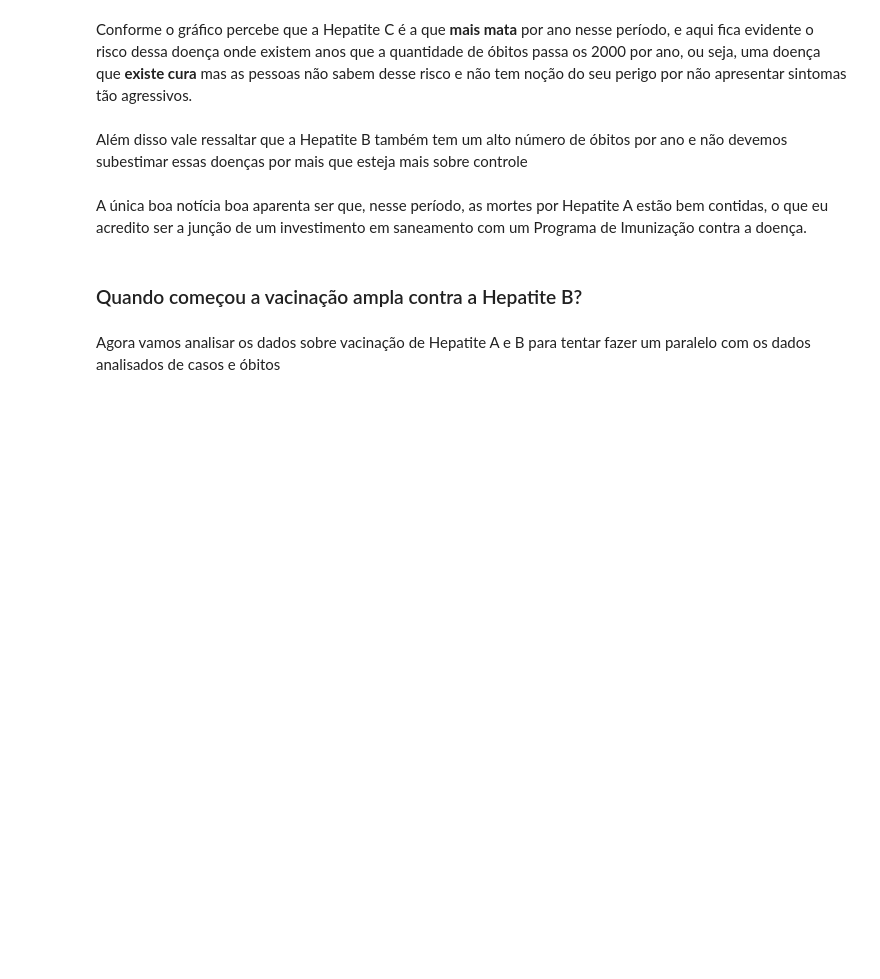
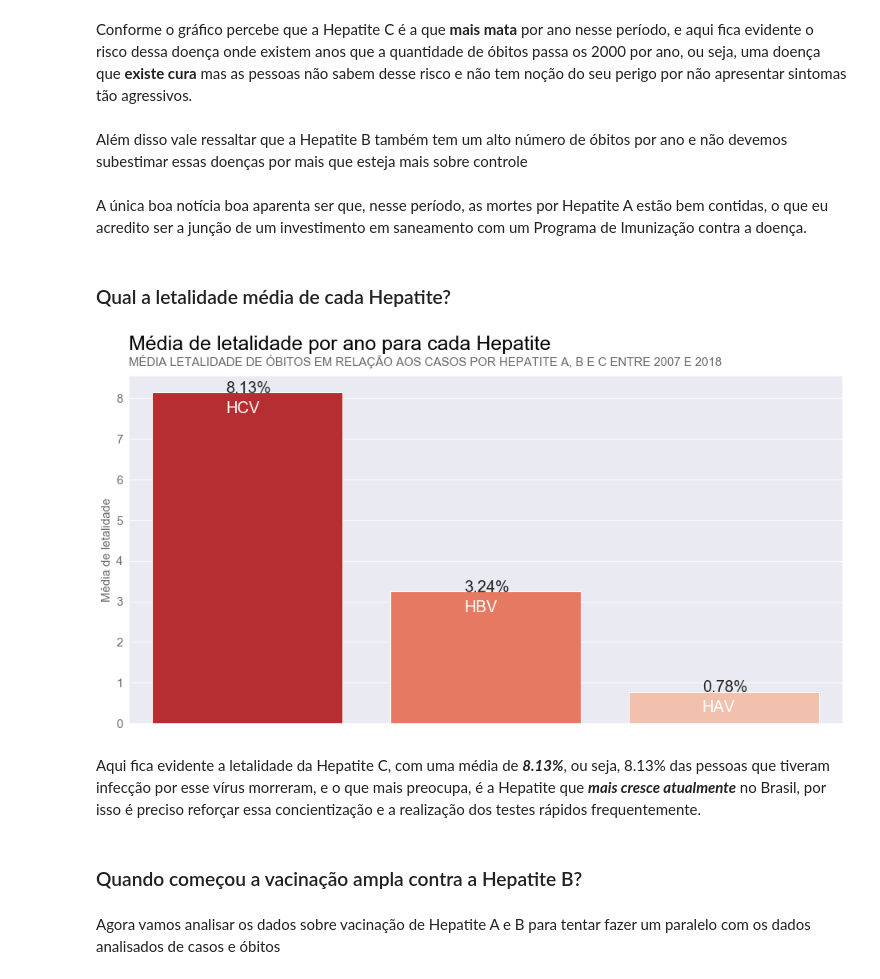
Before and after one commit to PedroHCAlmeida/projeto_um_mal_silencioso, a Jupyter notebook: notebooks/Analise_final.ipynb, the cells around one changed output. Cells and saved outputs as stored; diff of their text form; code cells hidden in the pictures; blank space fills up the shorter version.

```diff
--- a/notebooks/Analise_final.ipynb
+++ b/notebooks/Analise_final.ipynb
@@ -200,6 +200,9 @@ vacinas.head()
 # %%
 #Juntando os dados da tabela casos com a tabela de vacinas
 dados = pd.merge(casos, vacinas, on=['Ano', 'virus'], how='outer')
+
+#Criando a coluna letalidade para calcular a porcentagem de mortes em relação aos casos
+dados['letalidade'] = dados['Obitos'] * 100/dados['Casos']
 dados.head()
 # %% [output]
 |  | Ano | virus | Casos | Obitos | Pop | taxa_incid_por100k | taxa_obitos_por100k | ... |
@@ -252,6 +258,24 @@ Conforme o gráfico percebe que a Hepatite C é a que **mais mata** por ano ness
 Além disso vale ressaltar que a Hepatite B também tem um alto número de óbitos por ano e não devemos subestimar essas doenças por mais que esteja mais sobre controle
 # %% [markdown]
 A única boa notícia boa aparenta ser que, nesse período, as mortes por Hepatite A estão bem contidas, o que eu acredito ser a junção de um investimento em saneamento com um Programa de Imunização contra a doença.
+# %% [markdown]
+### Qual a letalidade média de cada Hepatite?
+# %%
+palette_let_casos = sns.color_palette('Reds_r', 3)
+dados_let_hep = dados.dropna(subset=['letalidade']).groupby('virus').agg({'letalidade':'mean'}).reset_index().sort_values('letalidade', ascending=False)
+
+fig, ax = plt.subplots(figsize=(16,8))
+plota_grafico(dados_let_hep, 'virus', 'letalidade', kind='bar', palette_sns=palette_let_casos, ax=ax, show=False, title='Média de letalidade por ano para cada Hepatite',
+              subtitle='MÉDIA LETALIDADE DE ÓBITOS EM RELAÇÃO AOS CASOS POR HEPATITE A, B E C ENTRE 2007 E 2018', ylabel='Média de letalidade')
+ax.set_xticklabels('')
+
+for i,hep in zip(range(0,5),dados_let_hep['virus'].unique()):
+    plt.text(i-0.09,dados_let_hep[dados_let_hep['virus'] == hep]['letalidade'], str(round(dados_let_hep[dados_let_hep['virus'] == hep]['letalidade'].values[0], 2)) + '%', fontsize=20)
+    plt.text(i-0.09,dados_let_hep[dados_let_hep['virus'] == hep]['letalidade']-0.5, 'H'+hep+'V', fontsize=20, color='white')
+# %% [output]
+[figure, added]
+# %% [markdown]
+Aqui fica evidente a letalidade da Hepatite C, com uma média de _**8.13%**_, ou seja, 8.13% das pessoas que tiveram infecção por esse vírus morreram, e o que mais preocupa, é a Hepatite que _**mais cresce atualmente**_ no Brasil, por isso é preciso reforçar essa concientização e a realização dos testes rápidos frequentemente.
 # %% [markdown]
 ### Quando começou a vacinação ampla contra a Hepatite B?
 # %% [markdown]
```
Also changed, not shown: parts of 18 cells of this notebook, 3 other files.
